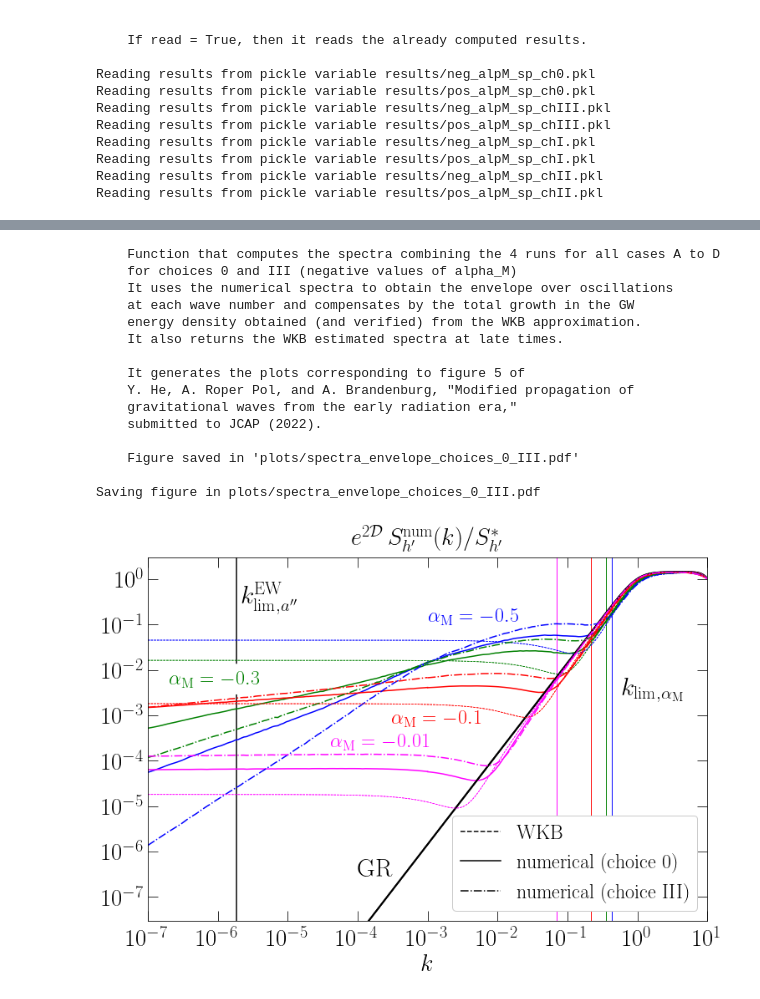
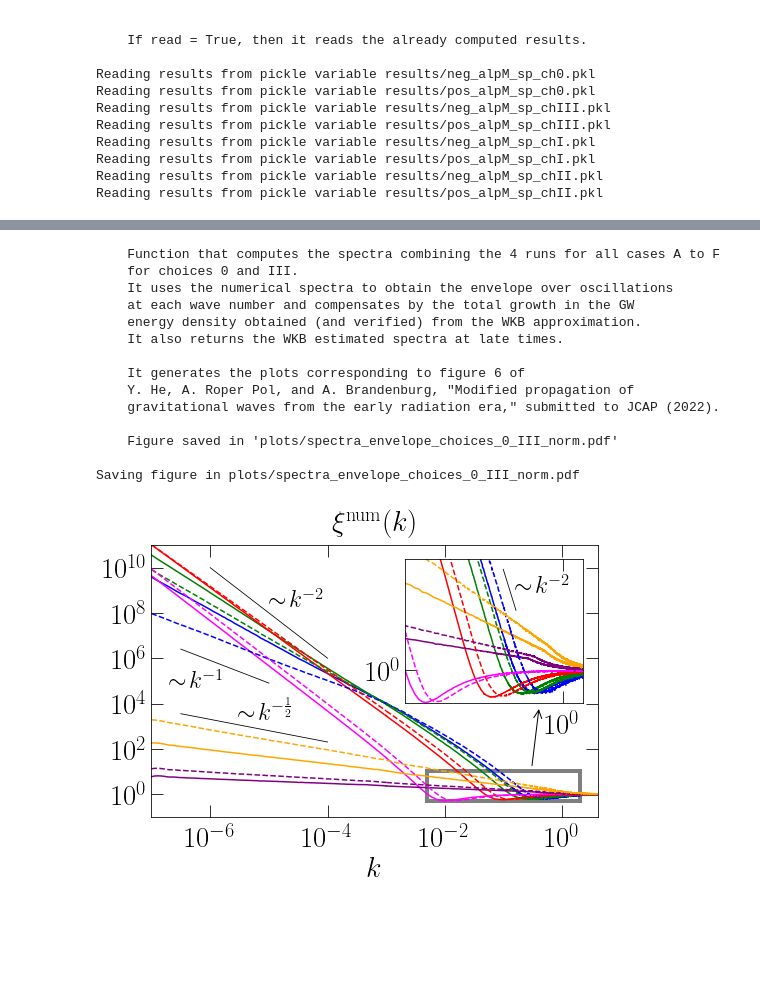
Before and after one commit to AlbertoRoper/GW_turbulence, a Jupyter notebook: horndeski/generate_horndeski.ipynb, the cells around one changed output, grey strips where cells are left out. Cells and saved outputs as stored; diff of their text form; code cells hidden in the pictures; blank space fills up the shorter version.

Commit message:
updated generate_horndeski routines

```diff
--- a/horndeski/generate_horndeski.ipynb
+++ b/horndeski/generate_horndeski.ipynb
@@ -283,23 +322,24 @@ Reading results from pickle variable results/pos_alpM_sp_chII.pkl
 # %%
-print(gen.plot_all_spectra.__doc__)
-gen.plot_all_spectra(neg_alpM_sp_ch0, app=app_nn[0], ch='0', save=False,
-                           newf=True, lss='solid', txt=True, fact=3.5e-10)
-gen.plot_all_spectra(neg_alpM_sp_chIII, app=app_nn[0], ch='III', save=True,
-                           newf=False, lss='-.', txt=True, fact=3.5e-10)
+print((gen.plot_all_spectra_norm.__doc__))
+
+ax, iax = gen.plot_all_spectra_norm(pos_alpM_sp_ch0, neg_alpM_sp_ch0, ch='0', save=False,
+                          newf=True, txt=True)
+
+gen.plot_all_spectra_norm(pos_alpM_sp_chIII, neg_alpM_sp_chIII, ch='III', save=True,
+                          newf=False, ax=ax, iax=iax, lss='dashed')
 # %% [output]
-    Function that computes the spectra combining the 4 runs for all cases A to D
-    for choices 0 and III (negative values of alpha_M)
+    Function that computes the spectra combining the 4 runs for all cases A to F
+    for choices 0 and III.
     It uses the numerical spectra to obtain the envelope over oscillations
     at each wave number and compensates by the total growth in the GW
     energy density obtained (and verified) from the WKB approximation.
     It also returns the WKB estimated spectra at late times.
 
-    It generates the plots corresponding to figure 5 of
+    It generates the plots corresponding to figure 6 of
     Y. He, A. Roper Pol, and A. Brandenburg, "Modified propagation of
-    gravitational waves from the early radiation era,"
-    submitted to JCAP (2022).
+    gravitational waves from the early radiation era," submitted to JCAP (2022).
 
-    Figure saved in 'plots/spectra_envelope_choices_0_III.pdf'
+    Figure saved in 'plots/spectra_envelope_choices_0_III_norm.pdf'
 
-Saving figure in plots/spectra_envelope_choices_0_III.pdf
+Saving figure in plots/spectra_envelope_choices_0_III_norm.pdf
-[figure, old version]
+[figure, new version]
```
Also changed, not shown: parts of 8 cells of this notebook, 1 other file.
